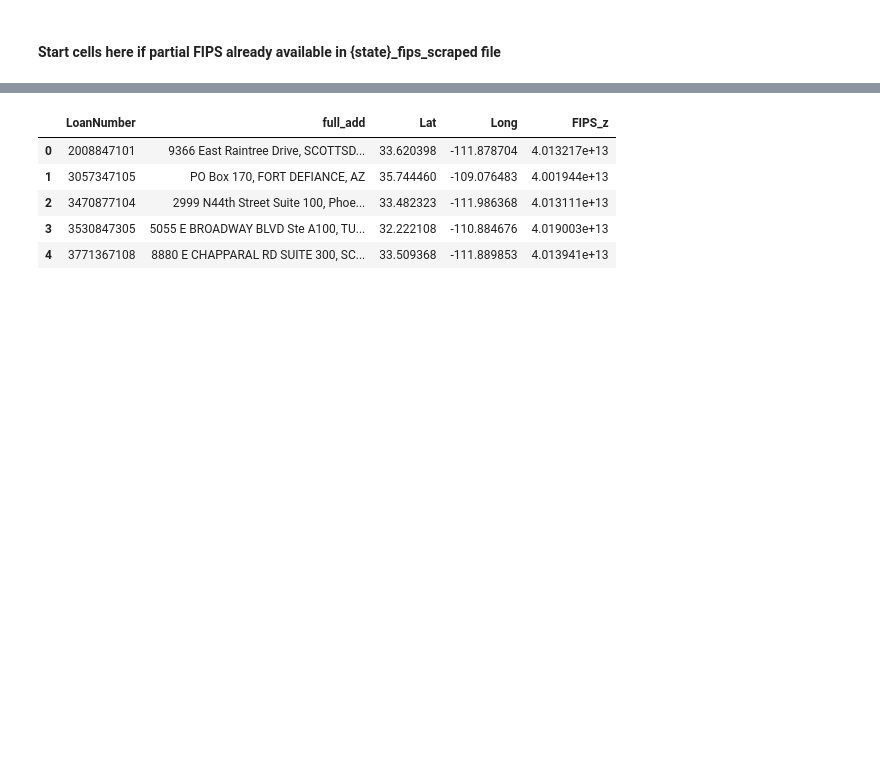
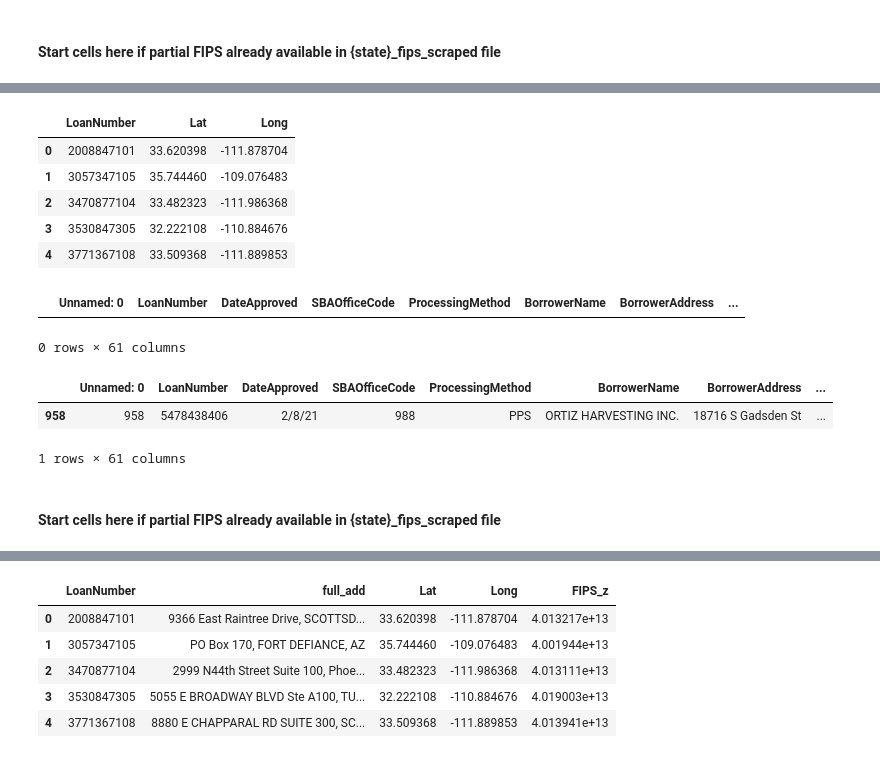
Before and after one commit to cspence001/mapdata_fips_aggregation, a Jupyter notebook: selenium_fips/selenium_census_script_fipscheck_AZ.ipynb, the cells around one changed output, grey strips where cells are left out. Saved outputs shown, nothing was run; the diff lists cells and outputs as text; code cells hidden in the pictures; blank space fills up the shorter version.

```diff
--- a/selenium_fips/selenium_census_script_fipscheck_AZ.ipynb
+++ b/selenium_fips/selenium_census_script_fipscheck_AZ.ipynb
@@ -51,0 +62,11 @@ fips_check_notna.head() #2658
+# %%
+cols= ["LoanNumber", "Lat", "Long"]
+filled_coords= fips_check[cols]
+filled_coords.head()
+# %% [output]
+|  | LoanNumber | Lat | Long |
+| 0 | 2008847101 | 33.620398 | -111.878704 |
+| 1 | 3057347105 | 35.744460 | -109.076483 |
+| 2 | 3470877104 | 33.482323 | -111.986368 |
+| 3 | 3530847305 | 32.222108 | -110.884676 |
+| 4 | 3771367108 | 33.509368 | -111.889853 |
@@ -51,0 +79,6 @@ fips_check_notna.head() #2658
+# %%
+fips_check_scraped_up_notna=fips_check_scraped_up[fips_check_scraped_up["Lat"].isnull()]
+fips_check_scraped_up_notna.head()
+# %% [output]
+|  | Unnamed: 0 | LoanNumber | DateApproved | SBAOfficeCode | ProcessingMethod | BorrowerName | BorrowerAddress | ... |
+0 rows × 61 columns
@@ -51,0 +88,6 @@ fips_check_notna.head() #2658
+# %%
+fips_check_scraped_up.loc[fips_check_scraped_up["LoanNumber"]==5478438406]
+# %% [output]
+|  | Unnamed: 0 | LoanNumber | DateApproved | SBAOfficeCode | ProcessingMethod | BorrowerName | BorrowerAddress | ... |
+| 958 | 958 | 5478438406 | 2/8/21 | 988 | PPS | ORTIZ HARVESTING INC. | 18716 S Gadsden St | ... |
+1 rows × 61 columns
@@ -52 +96,3 @@ fips_check_notna.head() #2658
+# %% [markdown]
+<h4> Start cells here if partial FIPS already available in {state}_fips_scraped file
 # %%
```
Also changed, not shown: parts of 12 cells of this notebook, 9 other files.
